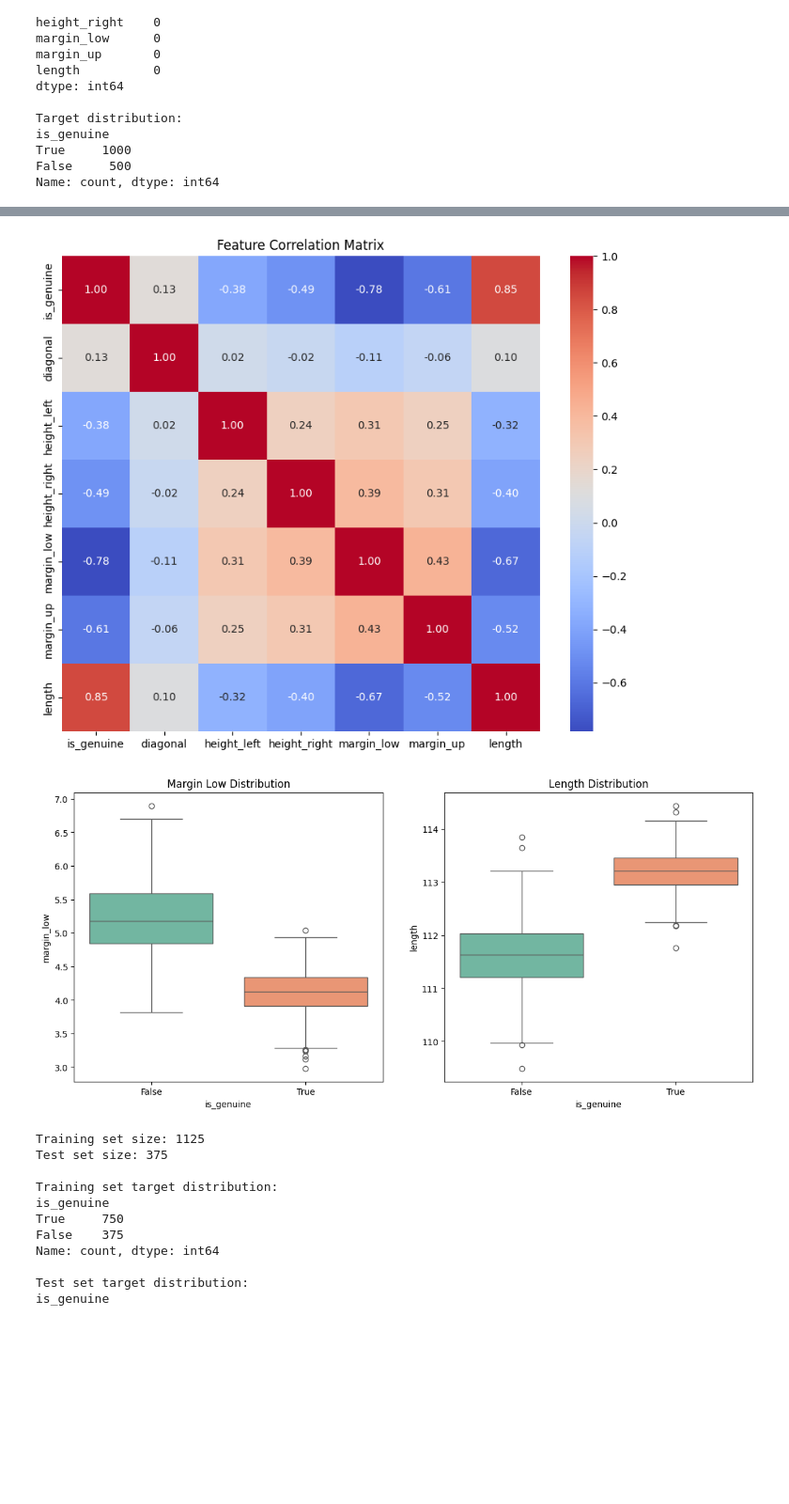
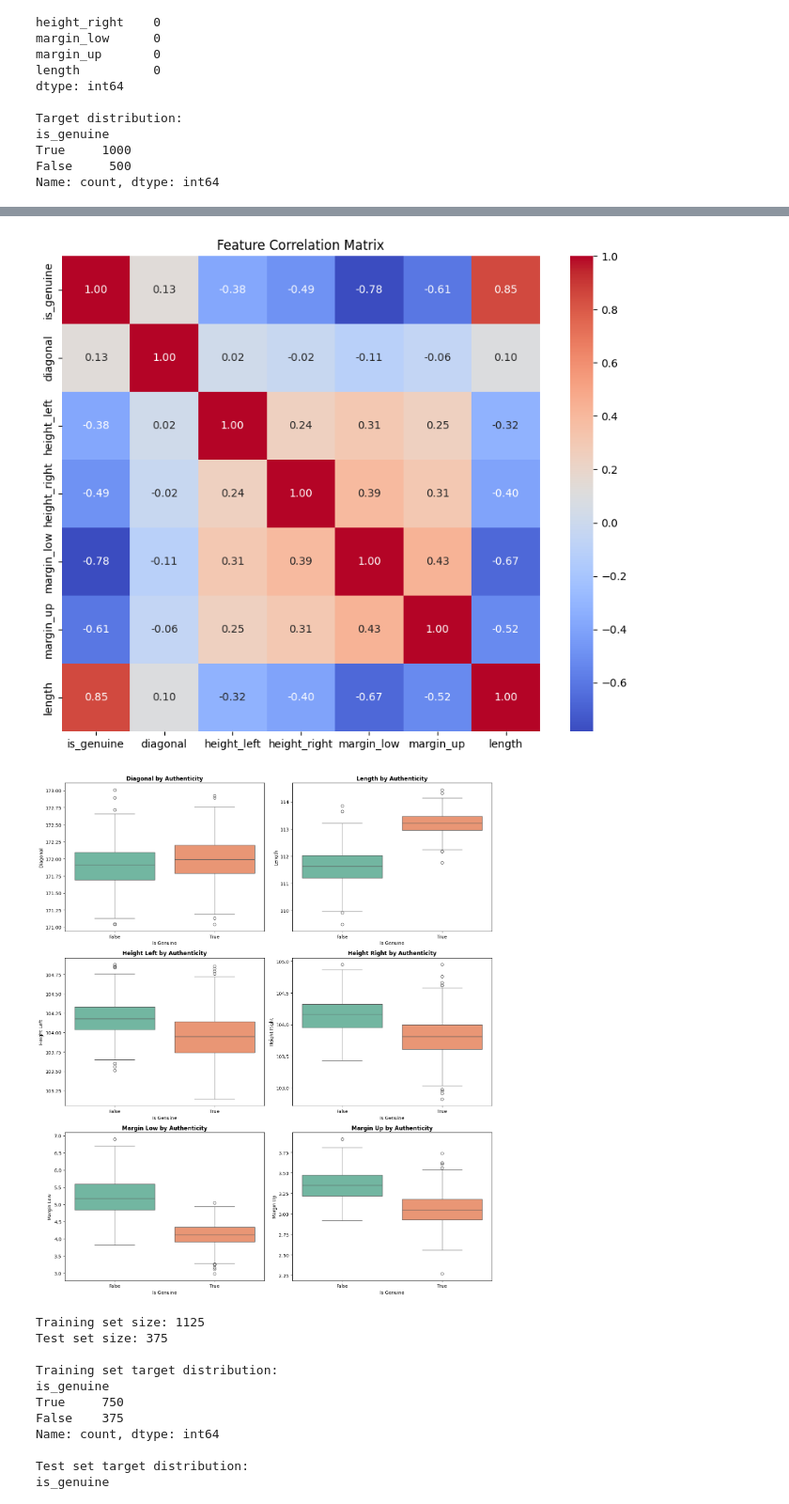
Before and after one commit to makokuzii/Detectez-des-faux-billets-avec-Python, a Jupyter notebook: main.ipynb, the cells around one changed output, grey strips where cells are left out. Shown at 94% size. Saved outputs shown, nothing was run; the diff lists cells and outputs as text; code cells hidden in the pictures; blank space fills up the shorter version.

```diff
--- a/main.ipynb
+++ b/main.ipynb
@@ -177,26 +173,34 @@ Name: count, dtype: int64
 # %%
 # Pairplot to visualize relationships
 sns.pairplot(df, hue='is_genuine', palette='husl')
 plt.title("Pairplot of Banknote Dimensions")
 plt.show()
 
 # Correlation Heatmap
 plt.figure(figsize=(10, 8))
 sns.heatmap(df.corr(), annot=True, cmap='coolwarm', fmt='.2f')
 plt.title("Feature Correlation Matrix")
 plt.show()
 
-# Boxplots for key features
-fig, axes = plt.subplots(1, 2, figsize=(14, 6))
-sns.boxplot(x='is_genuine', y='margin_low', data=df, ax=axes[0], palette='Set2')
-axes[0].set_title('Margin Low Distribution')
-sns.boxplot(x='is_genuine', y='length', data=df, ax=axes[1], palette='Set2')
-axes[1].set_title('Length Distribution')
+# Boxplots for all features
+features = ['diagonal', 'length', 'height_left', 'height_right', 'margin_low', 'margin_up']
+
+fig, axes = plt.subplots(3, 2, figsize=(14, 16))
+axes = axes.flatten()
+
+for idx, feature in enumerate(features):
+    sns.boxplot(x='is_genuine', y=feature, data=df, ax=axes[idx], palette='Set2')
+    axes[idx].set_title(f'{feature.replace("_", " ").title()} by Authenticity', fontsize=12, fontweight='bold')
+    axes[idx].set_xlabel('Is Genuine', fontsize=10)
+    axes[idx].set_ylabel(feature.replace("_", " ").title(), fontsize=10)
+
+plt.tight_layout()
 plt.show()
+plt.show()
 # %% [output]
 [figure]
 [figure]
-[figure, old version]
+[figure, new version]
 # %%
 # Prepare data for modeling
 X = df.drop('is_genuine', axis=1)
```
Also changed, not shown: parts of 14 cells of this notebook.
